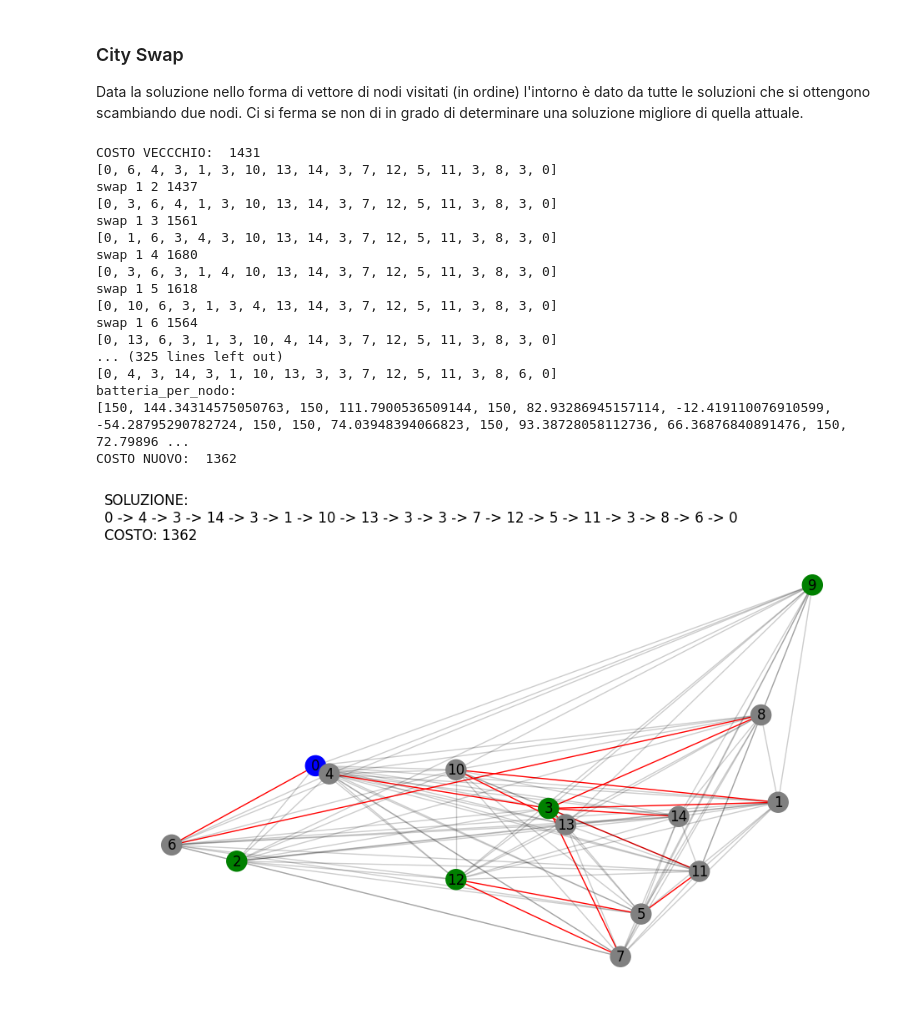
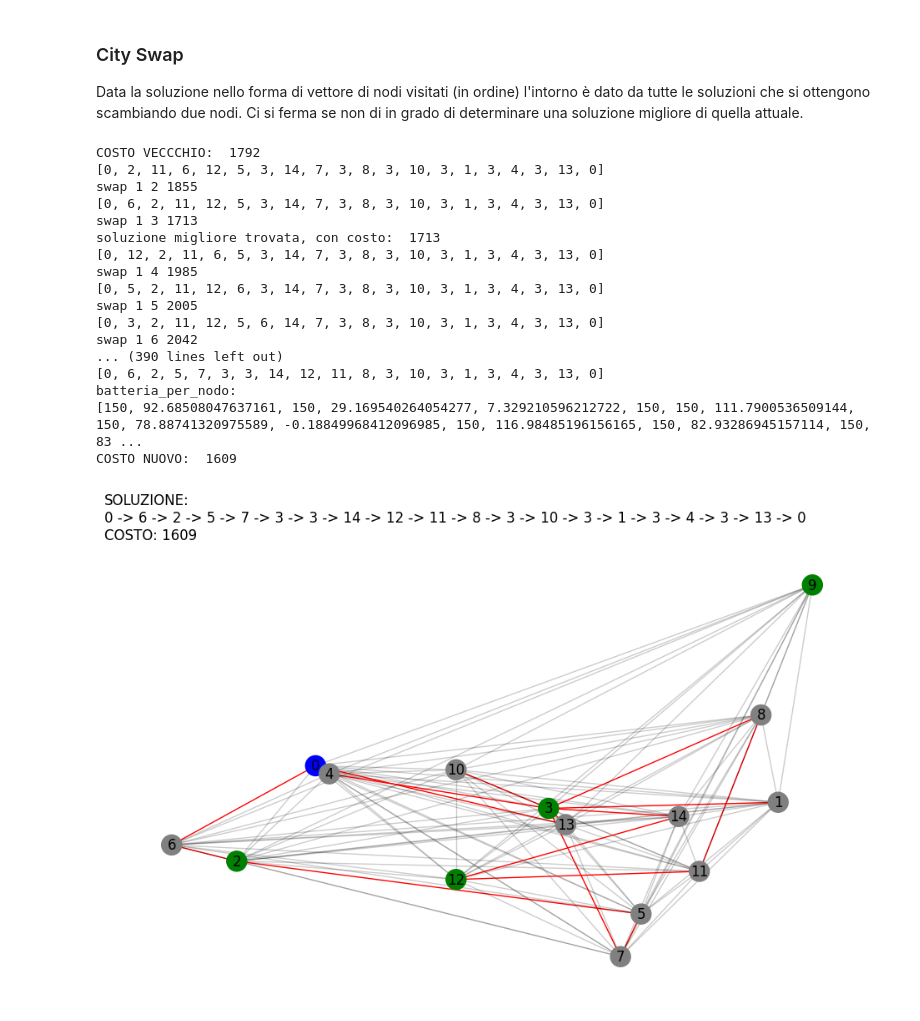
Before and after one commit to LorenzoColombi/G-TSP, a Jupyter notebook: GTSP.ipynb, the cells around one changed output. Cells and saved outputs as stored; diff of their text form; code cells hidden in the pictures.

Commit message:
random

```diff
--- a/GTSP.ipynb
+++ b/GTSP.ipynb
@@ -159,3 +155,38 @@ G[9][3]["weight"]
+# %%
+import networkx as nx
+import utility_function as uf
+import random
+
+def greedy_random_insertion(G : nx.Graph, batteria_max : int):
+
+    clienti = [node for node in G.nodes if G.nodes[node]['type'] == "cliente"]
+    collonnine = [node for node in G.nodes if G.nodes[node]['type'] == "colonnina"]
+
+    #inizializzazione
+    nodo_attuale = 0
+    batteria = batteria_max
+    nodi_visitati = []
+    nodi_da_visitare = clienti.copy() #devo anche tornare al deposito quindi lo devo visitare una seconda volta
+    batteria_per_nodo = [batteria_max] #per ogni nodo della soluzione salvo la batteria rimanente ()
+    # inizio il tour dal deposito
+    tour = [nodo_attuale]
+    #controllo se ci posso arrivare
+    while len(nodi_da_visitare) > 0:
+
+
+        random_node = get_random_node(G, nodi_da_visitare)
+
+        #inserisco il nodo nella soluzione
+        tour.append(random_node)
+        nodi_da_visitare.remove(random_node)
+
+    tour.append(0)
+    batteria_per_nodo = uf.calcolo_batteria_per_nodo(G,tour,batteria_max)
+
+    return tour, batteria_per_nodo
+
+def get_random_node(G : nx.Graph, nodi_da_visitare : list):
+        return random.choice(nodi_da_visitare)
 # %%
 import networkx as nx
 import utility_function as uf
@@ -496,52 +527,52 @@ batteria_max = 150
 G = nx.read_gml(graph_file, destringizer=int)
 
 #applicazione algoritmo greedy
-soluzione, batteria_per_nodo = greedy_farthest_insertion(G,batteria_max)
+soluzione, batteria_per_nodo = greedy_random_insertion(G,batteria_max)
 
 #aggiungiamo le colonnine necessarie per renderla ammissibile
 soluzione, batteria_per_nodo = uf.add_colonnine_to_tour(G, soluzione, batteria_per_nodo, batteria_max)
 
 costo= uf.costo(G,soluzione, batteria_per_nodo)
 print("COSTO VECCCHIO: ", costo)
 
 #ricerca locale
 soluzione, batteria_per_nodo = local_city_swap(G, soluzione, batteria_per_nodo)
 
 
 #controllo se la soluzione siste
 if soluzione == None:
     print("soluzione non trovata. Batteria insufficiente per raggiungere tutti i clienti")
 else:
     print("soluzione trovata:")
     print(soluzione)
 
     print("batteria_per_nodo:")
     print(batteria_per_nodo)
 
     costo = uf.costo(G,soluzione, batteria_per_nodo)
     print("COSTO NUOVO: ", costo)
 
     #costo = uf.costo(G, soluzione, batteria_per_nodo)
     #print("costo: ", costo)
 
     #plot the solution
     uf.draw_solution(G, soluzione , costo)
 # %% [output]
-COSTO VECCCHIO:  1431
-[0, 6, 4, 3, 1, 3, 10, 13, 14, 3, 7, 12, 5, 11, 3, 8, 3, 0]
-swap 1 2 1437
-[0, 3, 6, 4, 1, 3, 10, 13, 14, 3, 7, 12, 5, 11, 3, 8, 3, 0]
-swap 1 3 1561
-[0, 1, 6, 3, 4, 3, 10, 13, 14, 3, 7, 12, 5, 11, 3, 8, 3, 0]
-swap 1 4 1680
-[0, 3, 6, 3, 1, 4, 10, 13, 14, 3, 7, 12, 5, 11, 3, 8, 3, 0]
-swap 1 5 1618
-[0, 10, 6, 3, 1, 3, 4, 13, 14, 3, 7, 12, 5, 11, 3, 8, 3, 0]
-swap 1 6 1564
-[0, 13, 6, 3, 1, 3, 10, 4, 14, 3, 7, 12, 5, 11, 3, 8, 3, 0]
-... (325 lines left out)
-[0, 4, 3, 14, 3, 1, 10, 13, 3, 3, 7, 12, 5, 11, 3, 8, 6, 0]
+COSTO VECCCHIO:  1792
+[0, 2, 11, 6, 12, 5, 3, 14, 7, 3, 8, 3, 10, 3, 1, 3, 4, 3, 13, 0]
+swap 1 2 1855
+[0, 6, 2, 11, 12, 5, 3, 14, 7, 3, 8, 3, 10, 3, 1, 3, 4, 3, 13, 0]
+swap 1 3 1713
+soluzione migliore trovata, con costo:  1713
+[0, 12, 2, 11, 6, 5, 3, 14, 7, 3, 8, 3, 10, 3, 1, 3, 4, 3, 13, 0]
+swap 1 4 1985
+[0, 5, 2, 11, 12, 6, 3, 14, 7, 3, 8, 3, 10, 3, 1, 3, 4, 3, 13, 0]
+swap 1 5 2005
+[0, 3, 2, 11, 12, 5, 6, 14, 7, 3, 8, 3, 10, 3, 1, 3, 4, 3, 13, 0]
+swap 1 6 2042
+... (390 lines left out)
+[0, 6, 2, 5, 7, 3, 3, 14, 12, 11, 8, 3, 10, 3, 1, 3, 4, 3, 13, 0]
 batteria_per_nodo:
-[150, 144.34314575050763, 150, 111.7900536509144, 150, 82.93286945157114, -12.419110076910599, -54.28795290782724, 150, 150, 74.03948394066823, 150, 93.38728058112736, 66.36876840891476, 150, 72.79896 ...
-COSTO NUOVO:  1362
+[150, 92.68508047637161, 150, 29.169540264054277, 7.329210596212722, 150, 150, 111.7900536509144, 150, 78.88741320975589, -0.18849968412096985, 150, 116.98485196156165, 150, 82.93286945157114, 150, 83 ...
+COSTO NUOVO:  1609
-[figure, old version]
+[figure, new version]
```
Also changed, not shown: parts of 2 cells of this notebook.
